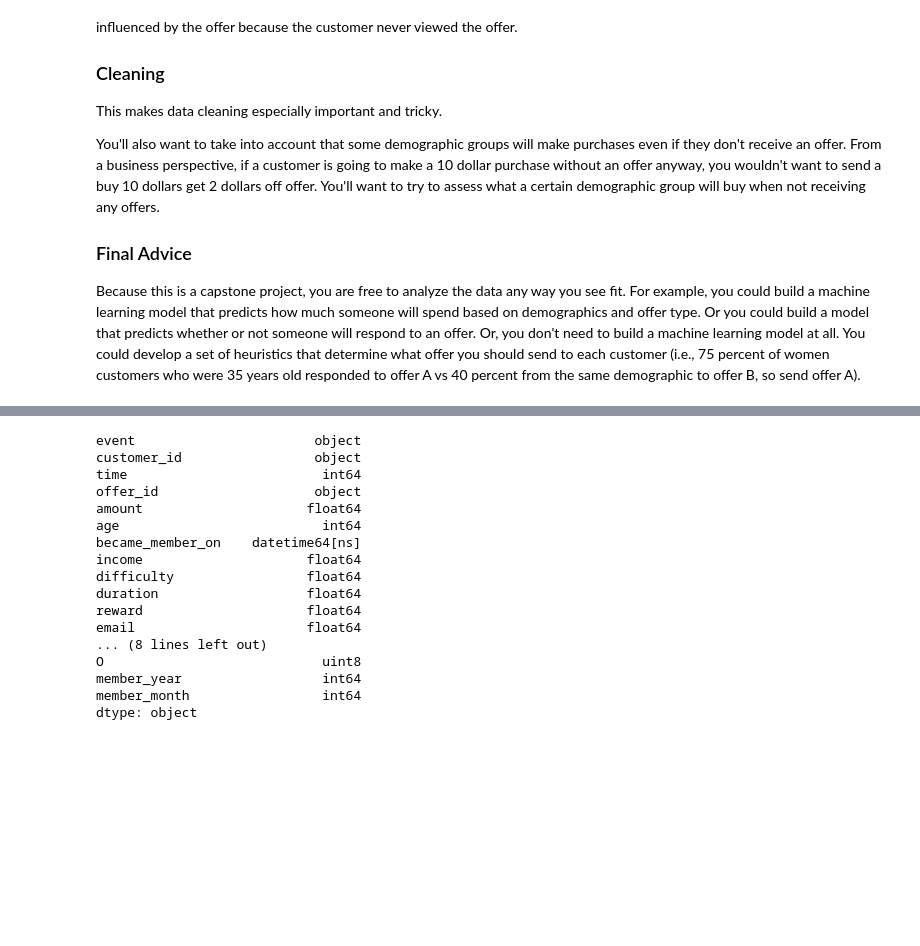
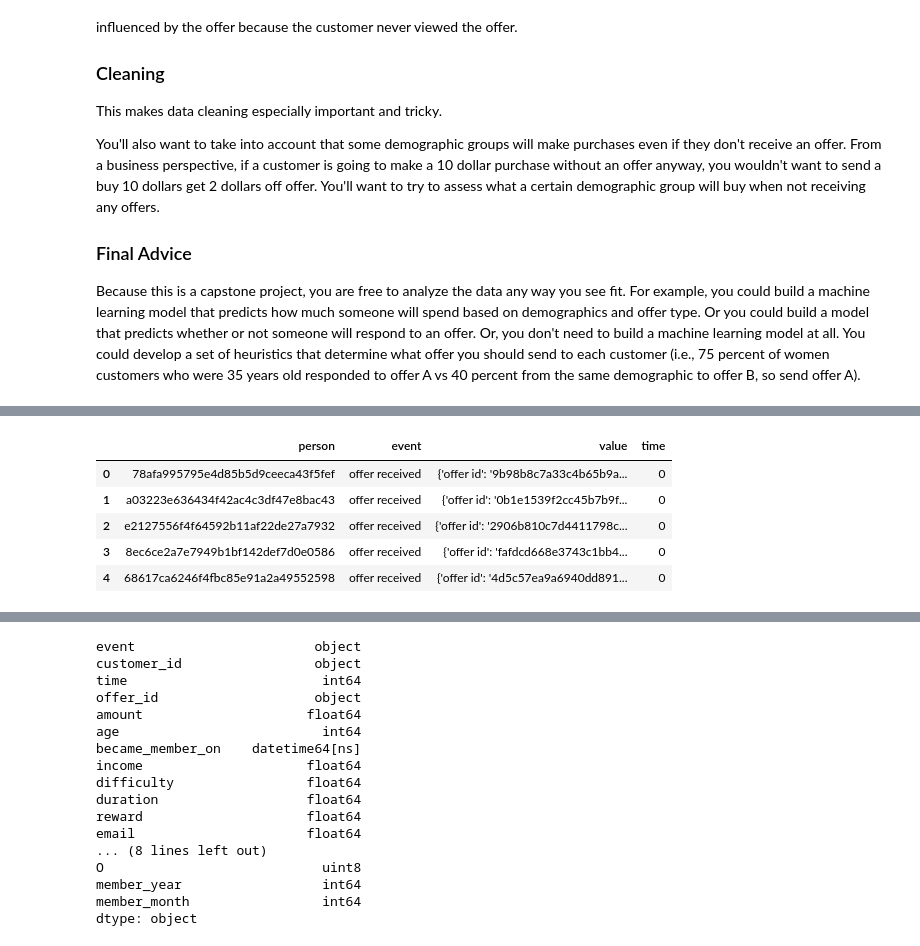
Before and after one commit to bariqhibat/starbucks-challenge, a Jupyter notebook: Starbucks_Capstone_notebook.ipynb, the cells around one changed output, grey strips where cells are left out. Cells and saved outputs as stored; diff of their text form; code cells hidden in the pictures; blank space fills up the shorter version.

```diff
--- a/Starbucks_Capstone_notebook.ipynb
+++ b/Starbucks_Capstone_notebook.ipynb
@@ -85,12 +85,22 @@ import time
 import progressbar
 import matplotlib.pyplot as plt
 
-% matplotlib inline
-
 # read in the json files
-portfolio = pd.read_json('data/portfolio.json', orient='records', lines=True)
-profile = pd.read_json('data/profile.json', orient='records', lines=True)
-transcript = pd.read_json('data/transcript.json', orient='records', lines=True)
+portfolio = pd.read_json('data/portfolio.json',
+                        orient='records', lines=True)
+profile = pd.read_json('data/profile.json',
+                       orient='records', lines=True)
+transcript = pd.read_json('data/transcript.json',
+                          orient='records', lines=True)
+# %%
+transcript.head()
+# %% [output]
+|  | person | event | value | time |
+| 0 | 78afa995795e4d85b5d9ceeca43f5fef | offer received | {'offer id': '9b98b8c7a33c4b65b9a... | 0 |
+| 1 | a03223e636434f42ac4c3df47e8bac43 | offer received | {'offer id': '0b1e1539f2cc45b7b9f... | 0 |
+| 2 | e2127556f4f64592b11af22de27a7932 | offer received | {'offer id': '2906b810c7d4411798c... | 0 |
+| 3 | 8ec6ce2a7e7949b1bf142def7d0e0586 | offer received | {'offer id': 'fafdcd668e3743c1bb4... | 0 |
+| 4 | 68617ca6246f4fbc85e91a2a49552598 | offer received | {'offer id': '4d5c57ea9a6940dd891... | 0 |
 # %%
 #Declare regex
 regex = re.compile('[^a-zA-Z]')
```
Also changed, not shown: parts of 19 cells of this notebook, 5 other files.
